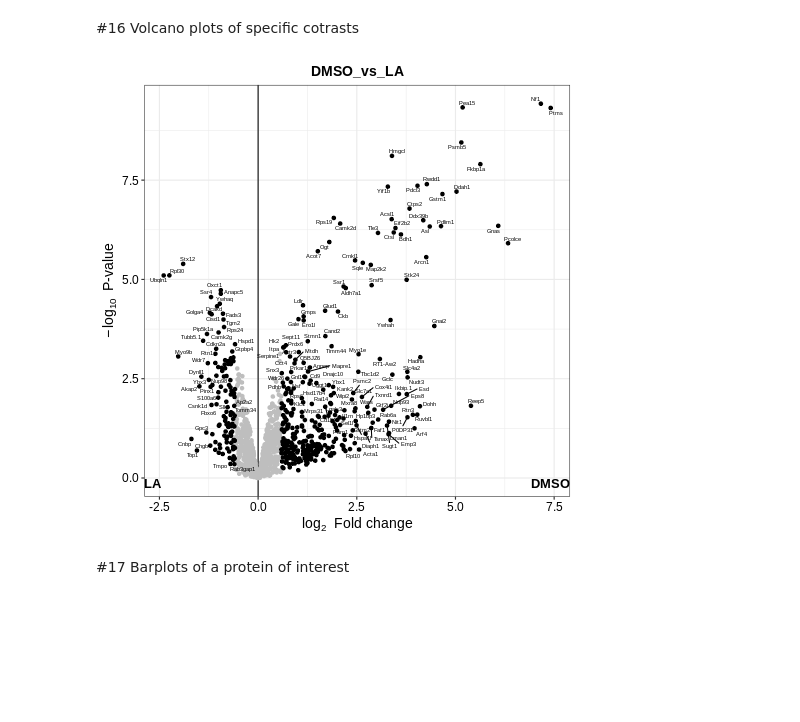
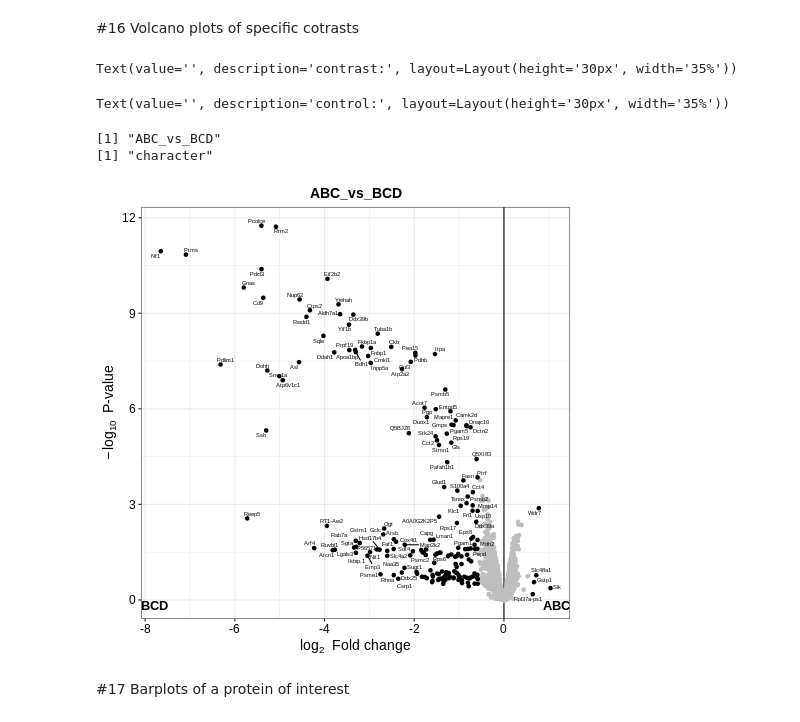
Before and after one commit to B0829009/ProteinAnls, a Jupyter notebook: DEP.ipynb, the cells around one changed output. Drawn from its saved outputs; the diff is of its cells as text; code cells hidden in the pictures; blank space fills up the shorter version.

```diff
--- a/DEP.ipynb
+++ b/DEP.ipynb
@@ -421,5 +520,8 @@ print(pic12_3)
 # Differential enrichment analysis  based on linear models and empherical Bayes statistics
 
 # Test every sample versus control
-data_diff <- test_diff(data_imp, type = "control", control = "LA") #LA:要讓使用者可以輸入
+data_diff <- test_diff(data_imp, type = "control", control = control)
+
+# Test all possible comparisons of samples
+#data_diff_all_contrasts <- test_diff(data_imp, type = "all")
 # %% [output]
@@ -490,11 +591,59 @@ print(pic15_2)
 # %% [markdown]
 #16 Volcano plots of specific cotrasts
+# %%
+def input_text1(placeholder):
+  text = widgets.Text(
+      value='',
+      description=placeholder,
+      disabled=False,
+      layout = widgets.Layout(height="30px", width="35%")
+  )
+  def on_text_change(change):
+    sample1 = text.value
+    #print(sample1)
+    r.assign("sample1", sample1) #將檔案名稱python -> R
+
+  display(text)
+  text.observe(on_text_change, names="value")
+
+def input_text2(placeholder):
+  text = widgets.Text(
+      value='',
+      description=placeholder,
+      disabled=False,
+      layout = widgets.Layout(height="30px", width="35%")
+  )
+  def on_text_change(change):
+    sample2 = text.value
+    #print(sample2)
+    r.assign("sample2", sample2) #將檔案名稱python -> R
+
+  display(text)
+  text.observe(on_text_change, names="value")
+
+import pandas as pd
+
+
+input_text1("contrast:")
+input_text2("control:")
+# %% [output]
+Text(value='', description='contrast:', layout=Layout(height='30px', width='35%'))
+Text(value='', description='control:', layout=Layout(height='30px', width='35%'))
+# %%
+%%R
+contrastSample <- paste(sample1,"_vs_",sample2)
+contrastSample <- gsub(" ", "", contrastSample, fixed = TRUE)
+print(contrastSample)
+typeof(contrastSample)
+# %% [output]
+[1] "ABC_vs_BCD"
+[1] "character"
 # %%
 %%R
 # Plot a volcano plot for the contrast "Ubi6 vs Ctrl""
-pic16_1 <- plot_volcano(dep, contrast = "DMSO_vs_LA", label_size = 2, add_names = TRUE) #變數
+pic16_1 <- plot_volcano(dep, contrast = contrastSample, label_size = 2, add_names = TRUE) #變數
 print(pic16_1)
 # %% [output]
-[figure, old version]
+[figure, new version]
 # %% [markdown]
 #17 Barplots of a protein of interest
```
Also changed, not shown: parts of 36 cells of this notebook.
